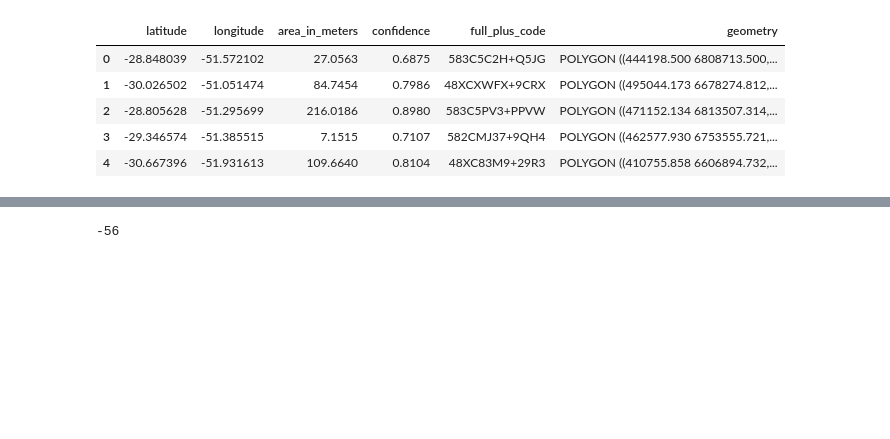
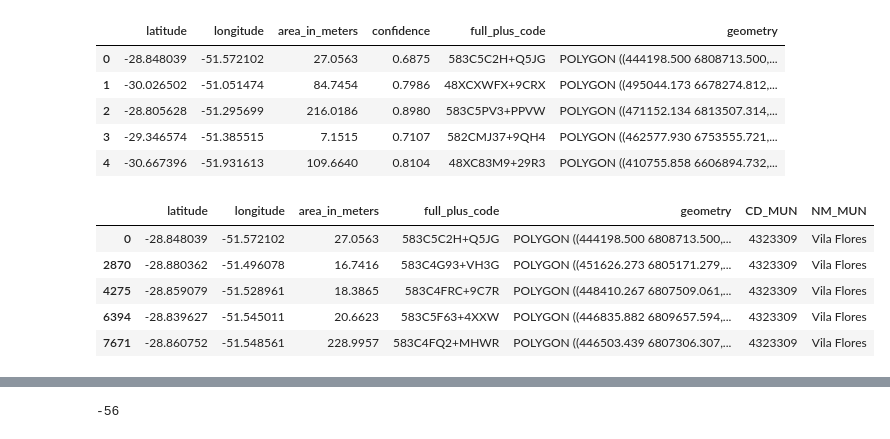
Before and after one commit to alexandrepereiraarq/rs_floods_2024, a Jupyter notebook: notebooks/02_RSFL24_building_select.ipynb, the cells around one changed output, grey strips where cells are left out. Drawn from its saved outputs; the diff is of its cells as text; code cells hidden in the pictures; blank space fills up the shorter version.

```diff
--- a/notebooks/02_RSFL24_building_select.ipynb
+++ b/notebooks/02_RSFL24_building_select.ipynb
@@ -85,6 +84,7 @@ foot_gdf.to_crs(flood_gdf.crs, inplace=True)
 ### joining gdfs
 # %%
 join_gdf = foot_gdf.sjoin(mun_gdf, how='inner', predicate="within")
+join_gdf.drop(['confidence','index_right','SIGLA_UF','AREA_KM2'], axis=1, inplace=True)
 #affected_mun = join_gdf[join_gdf['index_right'].notna()].dissolve('NM_MUN') #.index_right.dropna(axis=0, subset=['index_right'], inplace=True)
 #affected_mun.reset_index(inplace=True)
 #affected_mun
@@ -99,6 +99,15 @@ foot_gdf.head()
 | 2 | -28.805628 | -51.295699 | 216.0186 | 0.8980 | 583C5PV3+PPVW | POLYGON ((471152.134 6813507.314,... |
 | 3 | -29.346574 | -51.385515 | 7.1515 | 0.7107 | 582CMJ37+9QH4 | POLYGON ((462577.930 6753555.721,... |
 | 4 | -30.667396 | -51.931613 | 109.6640 | 0.8104 | 48XC83M9+29R3 | POLYGON ((410755.858 6606894.732,... |
+# %%
+join_gdf.head()
+# %% [output]
+|  | latitude | longitude | area_in_meters | full_plus_code | geometry | CD_MUN | NM_MUN |
+| 0 | -28.848039 | -51.572102 | 27.0563 | 583C5C2H+Q5JG | POLYGON ((444198.500 6808713.500,... | 4323309 | Vila Flores |
+| 2870 | -28.880362 | -51.496078 | 16.7416 | 583C4G93+VH3G | POLYGON ((451626.273 6805171.279,... | 4323309 | Vila Flores |
+| 4275 | -28.859079 | -51.528961 | 18.3865 | 583C4FRC+9C7R | POLYGON ((448410.267 6807509.061,... | 4323309 | Vila Flores |
+| 6394 | -28.839627 | -51.545011 | 20.6623 | 583C5F63+4XXW | POLYGON ((446835.882 6809657.594,... | 4323309 | Vila Flores |
+| 7671 | -28.860752 | -51.548561 | 228.9957 | 583C4FQ2+MHWR | POLYGON ((446503.439 6807306.307,... | 4323309 | Vila Flores |
 # %%
 print(join_gdf.shape, foot_gdf.shape)
 # %% [output]
```
Also changed, not shown: parts of 24 cells of this notebook.
